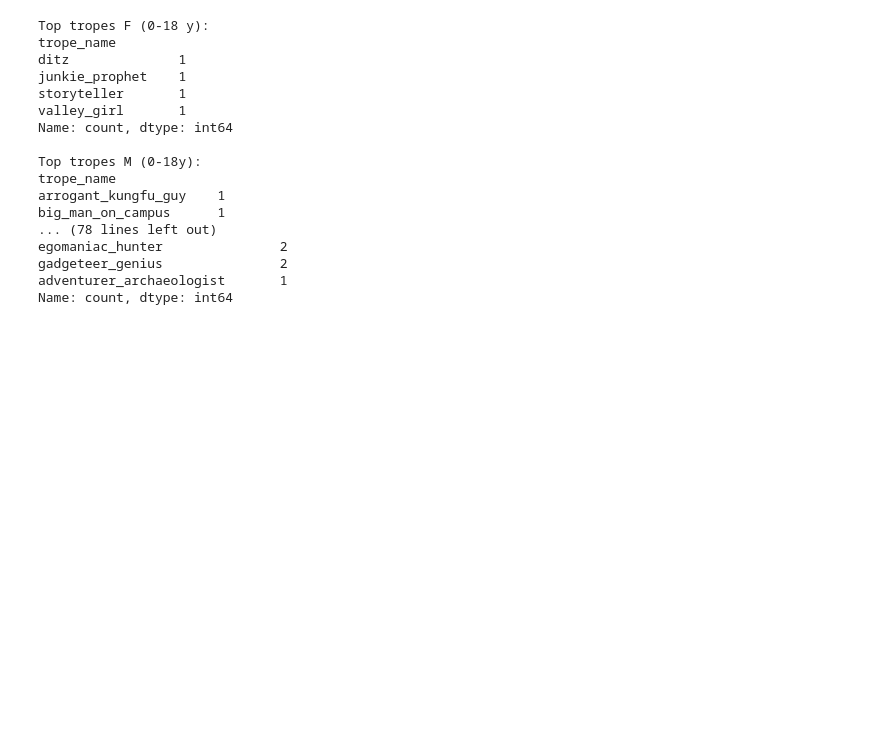
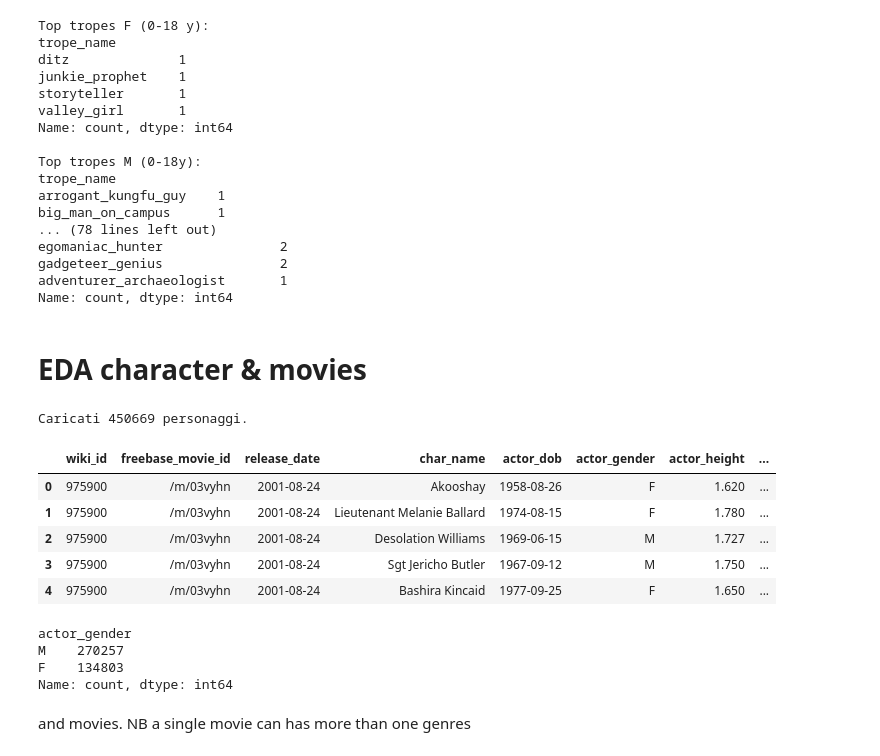
Before and after one commit to martinaperodi/movie-gender-bias-network, a Jupyter notebook: dataexploration.ipynb, the cells around one changed output. Drawn from its saved outputs; the diff is of its cells as text; code cells hidden in the pictures; blank space fills up the shorter version.

```diff
--- a/dataexploration.ipynb
+++ b/dataexploration.ipynb
@@ -170,3 +168,53 @@ egomaniac_hunter               2
 gadgeteer_genius               2
 adventurer_archaeologist       1
 Name: count, dtype: int64
+# %% [markdown]
+# EDA character & movies
+# %%
+import pandas as pd
+import os
+
+# Definiamo i nomi delle colonne ufficiali del dataset CMU
+char_cols = [
+    'wiki_id',
+    'freebase_movie_id',
+    'release_date',
+    'char_name',
+    'actor_dob',
+    'actor_gender',
+    'actor_height',
+    'actor_ethnicity',
+    'actor_name',
+    'actor_age',
+    'freebase_char_id',
+    'freebase_actor_id',
+    'freebase_id_2'
+]
+
+# Caricamento corretto
+df_char = pd.read_csv(
+    "data/MovieSummaries/character.metadata.tsv",
+    sep='\t',          # Fondamentale per i file .tsv
+    header=None,       # Dice a pandas che non ci sono titoli nella prima riga
+    names=char_cols    # Assegna i nomi che abbiamo definito sopra
+)
+
+print(f"Caricati {len(df_char)} personaggi.")
+display(df_char.head())
+# %% [output]
+Caricati 450669 personaggi.
+|  | wiki_id | freebase_movie_id | release_date | char_name | actor_dob | actor_gender | actor_height | ... |
+| 0 | 975900 | /m/03vyhn | 2001-08-24 | Akooshay | 1958-08-26 | F | 1.620 | ... |
+| 1 | 975900 | /m/03vyhn | 2001-08-24 | Lieutenant Melanie Ballard | 1974-08-15 | F | 1.780 | ... |
+| 2 | 975900 | /m/03vyhn | 2001-08-24 | Desolation Williams | 1969-06-15 | M | 1.727 | ... |
+| 3 | 975900 | /m/03vyhn | 2001-08-24 | Sgt Jericho Butler | 1967-09-12 | M | 1.750 | ... |
+| 4 | 975900 | /m/03vyhn | 2001-08-24 | Bashira Kincaid | 1977-09-25 | F | 1.650 | ... |
+# %%
+df_char["actor_gender"].value_counts()
+# %% [output]
+actor_gender
+M    270257
+F    134803
+Name: count, dtype: int64
+# %% [markdown]
+and movies. NB a single movie can has more than one genres
```
Also changed, not shown: parts of 11 cells of this notebook.
